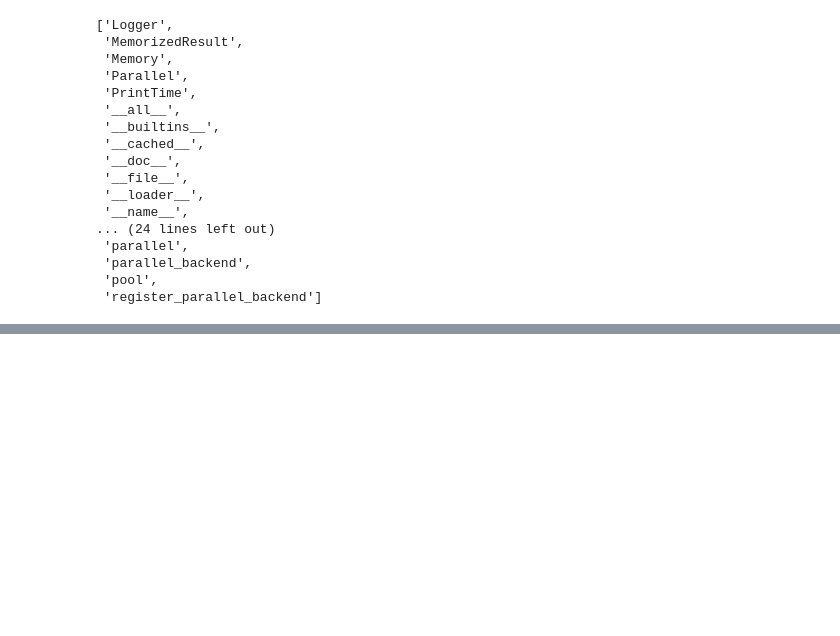
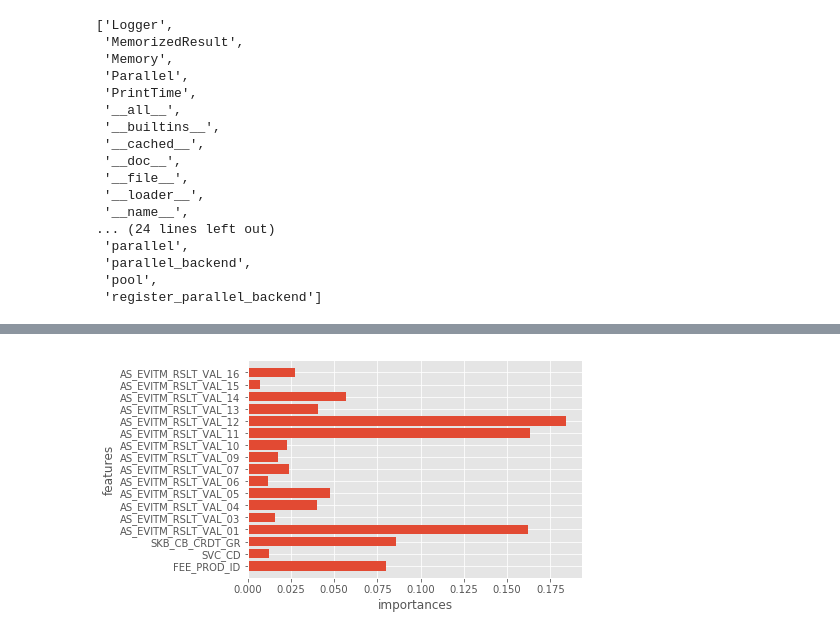
Before and after one commit to ses1430/ascb.ml, a Jupyter notebook: ascb.ipynb, the cells around one changed output, grey strips where cells are left out. Saved outputs shown, nothing was run; the diff lists cells and outputs as text; code cells hidden in the pictures; blank space fills up the shorter version.

```diff
--- a/ascb.ipynb
+++ b/ascb.ipynb
@@ -121,3 +121,86 @@ dir(joblib)
  'parallel_backend',
  'pool',
  'register_parallel_backend']
+# %%
+%matplotlib inline
+import pandas as pd
+from sklearn.ensemble import RandomForestClassifier
+from sklearn import metrics, svm
+from sklearn.model_selection import train_test_split
+from sklearn.preprocessing import LabelEncoder
+from sklearn.externals import joblib
+import matplotlib.pyplot as plt
+import numpy as np
+
+nrows = None
+
+feature_columns = [
+    'FEE_PROD_ID',
+    'SVC_CD',
+    'SKB_CB_CRDT_GR',
+    'AS_EVITM_RSLT_VAL_01',
+    #'AS_EVITM_RSLT_VAL_02',
+    'AS_EVITM_RSLT_VAL_03',
+    'AS_EVITM_RSLT_VAL_04',
+    'AS_EVITM_RSLT_VAL_05',
+    'AS_EVITM_RSLT_VAL_06',
+    'AS_EVITM_RSLT_VAL_07',
+    #'AS_EVITM_RSLT_VAL_08',
+    'AS_EVITM_RSLT_VAL_09',
+    'AS_EVITM_RSLT_VAL_10',
+    'AS_EVITM_RSLT_VAL_11',
+    'AS_EVITM_RSLT_VAL_12',
+    'AS_EVITM_RSLT_VAL_13',
+    'AS_EVITM_RSLT_VAL_14',
+    'AS_EVITM_RSLT_VAL_15',
+    'AS_EVITM_RSLT_VAL_16'
+]
+
+str_columns = [
+    'FEE_PROD_ID',
+    'SVC_CD',
+    'AS_EVITM_RSLT_VAL_02',
+    'AS_EVITM_RSLT_VAL_03',
+    'AS_EVITM_RSLT_VAL_04',
+    'AS_EVITM_RSLT_VAL_05',
+    'AS_EVITM_RSLT_VAL_07'
+]
+
+csv = pd.read_csv('temp.csv', nrows=nrows)
+csv['AS_EVITM_RSLT_VAL_05'] = csv['AS_EVITM_RSLT_VAL_05'].fillna(value='X')
+
+for col_nm in str_columns:
+    try:
+        le = LabelEncoder()
+        le.fit(csv[col_nm])
+        csv[col_nm] = le.transform(csv[col_nm])
+    except TypeError as e:
+        print(e, col_nm)
+    except ValueError as e:
+        print(e, col_nm)
+
+#print(csv)
+
+csv_data = csv[feature_columns]
+csv_label = csv['M1']
+
+train_data, test_data, train_label, test_label = train_test_split(csv_data, csv_label)
+
+clf = RandomForestClassifier()
+clf.fit(train_data, train_label)
+pre = clf.predict(test_data)
+
+ac_score = metrics.accuracy_score(test_label, pre)
+print(ac_score)
+
+n_features = csv_data.shape[1]
+plt.style.use('ggplot')
+plt.barh(range(n_features), clf.feature_importances_, align='center')
+plt.yticks(np.arange(n_features), csv_data.columns)
+plt.xlabel("importances")
+plt.ylabel("features")
+plt.ylim(-1, n_features)
+plt.show()
+
+joblib.dump(clf, 'rf.pkl')
+# %% [output]
@@ -123,0 +208 @@ dir(joblib)
+[figure, added]
```
Also changed, not shown: parts of 2 cells of this notebook, 1 other file.
